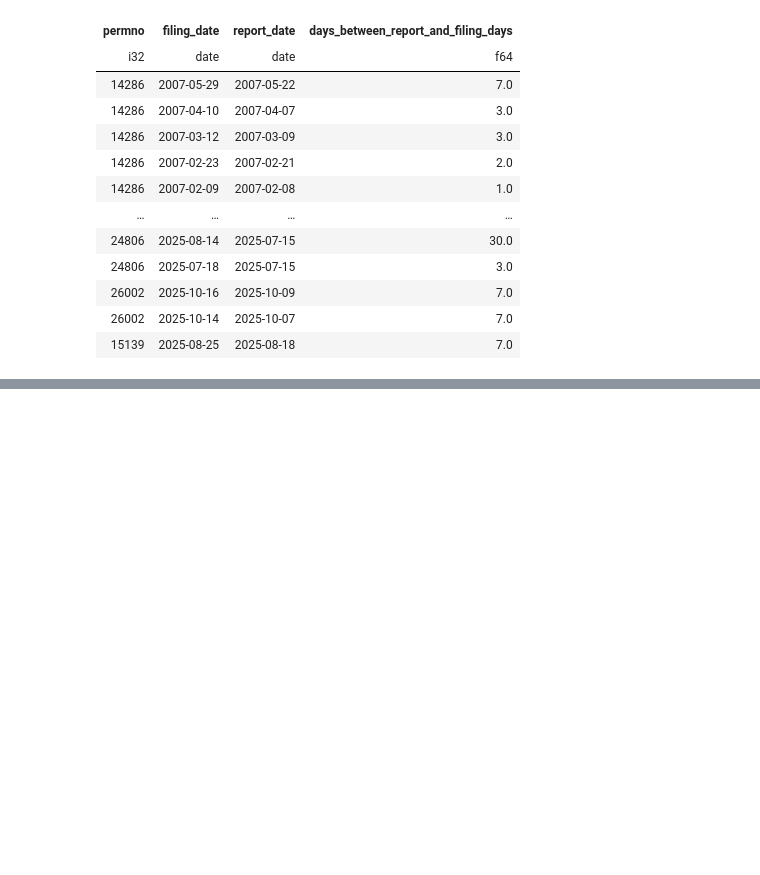
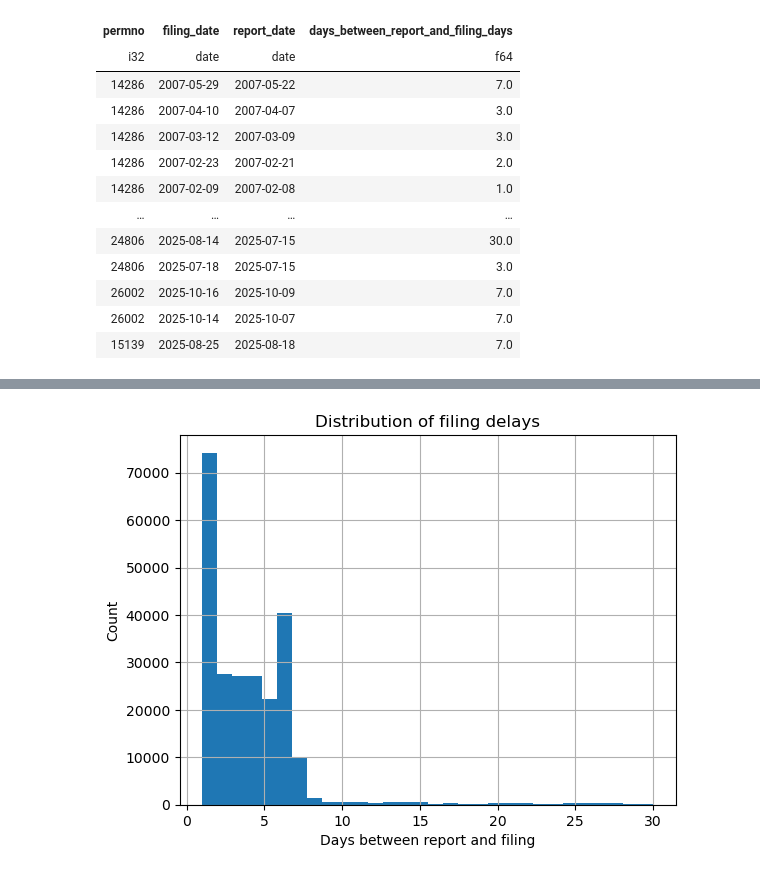
Before and after one commit to Wfiles/iti-8k-analysis, a Jupyter notebook: sec_8k.ipynb, the cells around one changed output, grey strips where cells are left out. Cells and saved outputs as stored; diff of their text form; code cells hidden in the pictures; blank space fills up the shorter version.

Commit message:
updating preprocessing 8k

```diff
--- a/sec_8k.ipynb
+++ b/sec_8k.ipynb
@@ -302,0 +317,3 @@ shape: (685_730, 4)
+# %%
+df_8k = preprocess_sec_8k()
+df_8k
@@ -302,0 +355,8 @@ shape: (685_730, 4)
+# %%
+df_8k.select(pl.col("days_between_report_and_filing")).to_pandas().hist(bins=30)
+plt.xlabel("Days between report and filing")
+plt.ylabel("Count")
+plt.title("Distribution of filing delays")
+plt.show()
+# %% [output]
+[figure, added]
```
Also changed, not shown: parts of 5 cells of this notebook, 2 other files.
